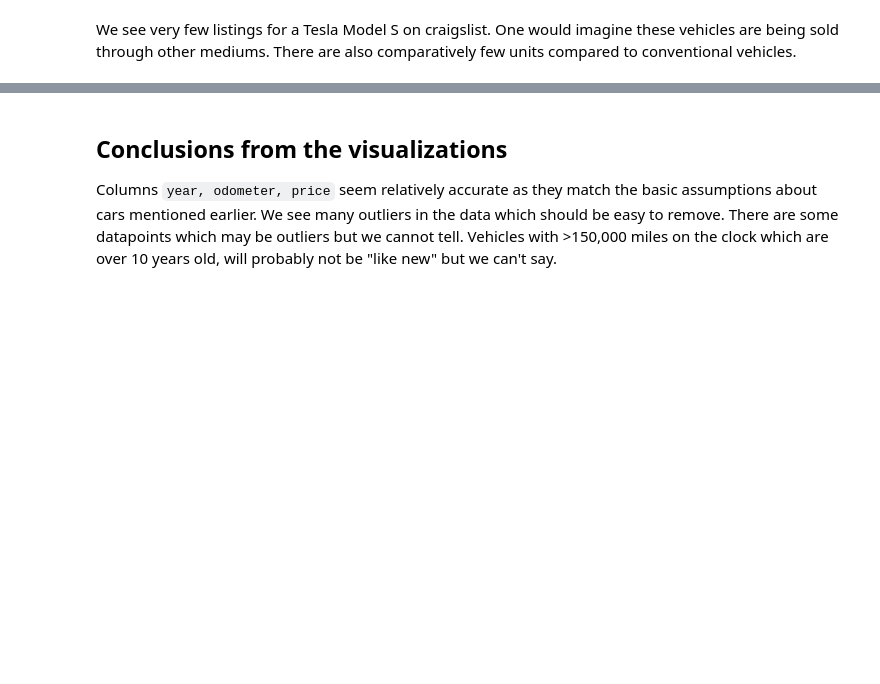
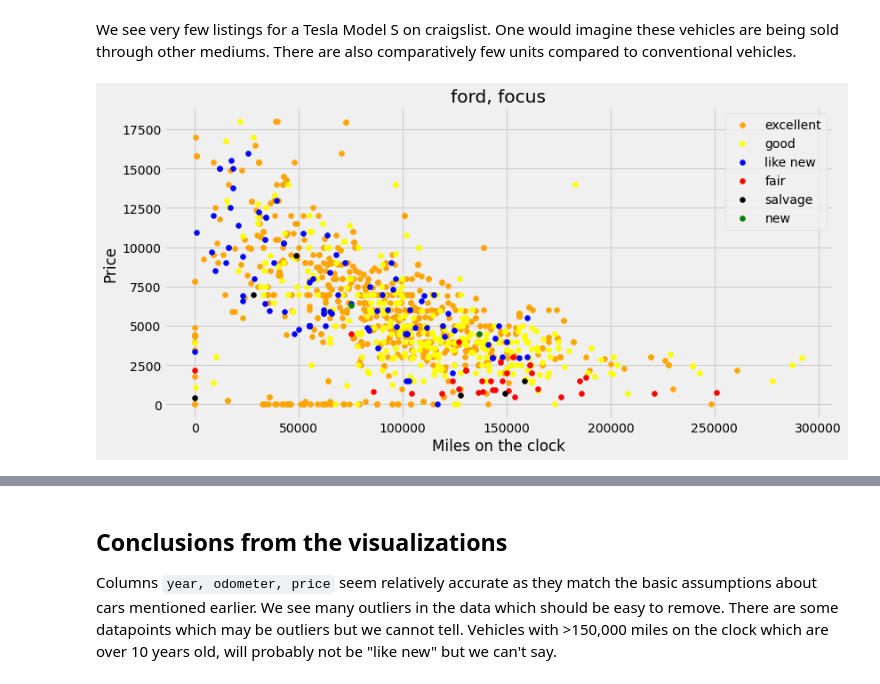
Before and after one commit to sjhatfield/car-purchase-help, a Jupyter notebook: notebooks/initial_exploration.ipynb, the cells around one changed output, grey strips where cells are left out. Cells and saved outputs as stored; diff of their text form; code cells hidden in the pictures; blank space fills up the shorter version.

```diff
--- a/notebooks/initial_exploration.ipynb
+++ b/notebooks/initial_exploration.ipynb
@@ -208,20 +211,24 @@ df[df['year'] > 1980]['year'].value_counts().sort_index().plot.bar()
 This plot is what we expect to see. There should be more cars listed which were manufactured recently but not in the most recent few years as people will tend to hold onto them for a period of time. The number of cars for sale which are very old declines as cars are written off. We can even see how the 2008 financial crisis effected the car industry. It is possible fewer cars were manufactured in those years as there was less demand or people simply didn't buy new cars in those years.
 # %%
 colors = {'new': 'green', 'like new': 'blue', 'excellent': 'orange', 'good': 'yellow', 'fair': 'red', 'salvage': 'black'}
-def plot_odo_price(manufacturer, model, year):
+def plot_odo_price(manufacturer, model, year=None):
     manu = df[df['manufacturer'] == manufacturer]
-    mod = manu[manu['model'] == model]
-    modyear = mod[mod['year'] == year].copy()
-    modyear.dropna(subset=['condition'], inplace=True)
+    mod = manu[manu['model'] == model].copy()
+    if year:
+        mod = mod[mod['year'] == year].copy()
+    mod.dropna(subset=['condition'], inplace=True)
     fig, ax = plt.subplots(figsize=(12,6))
-    ax.set_title(f'{manufacturer}, {model} from {year}')
+    if year:
+        ax.set_title(f'{manufacturer}, {model} from {year}')
+    else:
+        ax.set_title(f'{manufacturer}, {model}')
     ax.set_xlabel("Miles on the clock")
     ax.set_ylabel("Price")
     l = []
     c = []
-    for cond in modyear.condition.unique():
-        modyearcond = modyear[modyear['condition'] == cond]
-        l.append(ax.scatter(x=modyearcond['odometer'], y=modyearcond['price'], c=colors[cond]))
+    for cond in mod.condition.unique():
+        modcond = mod[mod['condition'] == cond]
+        l.append(ax.scatter(x=modcond['odometer'], y=modcond['price'], c=colors[cond]))
         c.append(cond)
     ax.legend(l, c)
     plt.show()
@@ -304,3 +312,7 @@ plot_year_price('tesla', 'model s')
 [figure]
 # %% [markdown]
 We see very few listings for a Tesla Model S on craigslist. One would imagine these vehicles are being sold through other mediums. There are also comparatively few units compared to conventional vehicles.
+# %%
+plot_odo_price('ford', 'focus')
+# %% [output]
+[figure, added]
```
Also changed, not shown: parts of 8 cells of this notebook, 2 other files.
